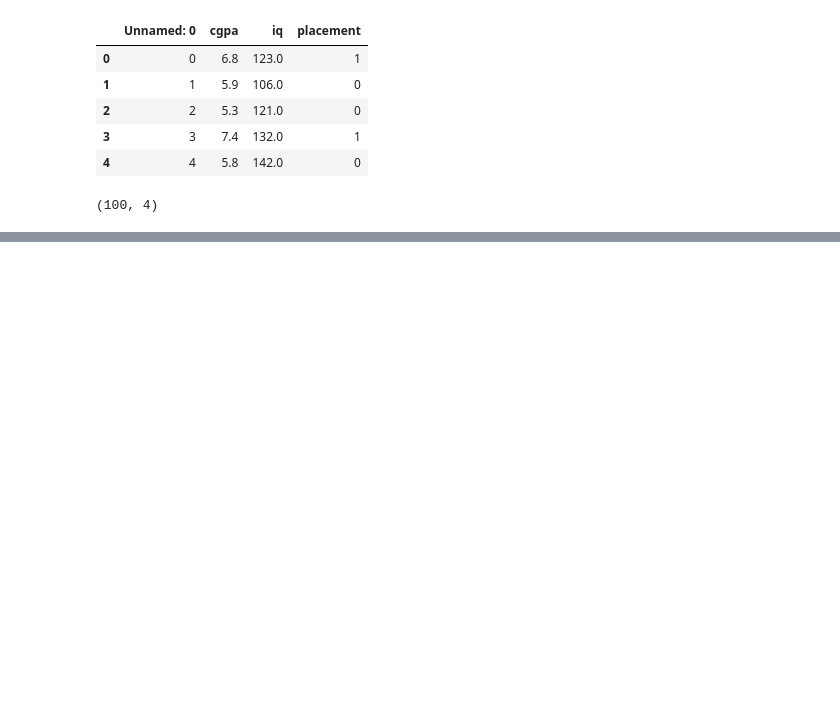
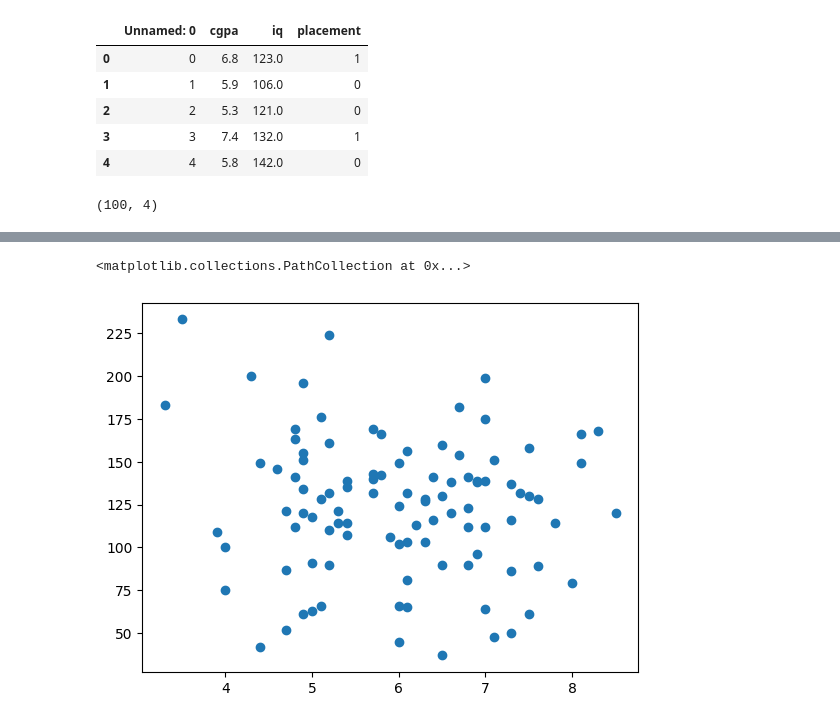
Before and after one commit to pranjul-05/Tensors_begining, a Jupyter notebook: Tensors_begining.ipynb, the cells around one changed output, grey strips where cells are left out. Drawn from its saved outputs; the diff is of its cells as text; code cells hidden in the pictures; blank space fills up the shorter version.

```diff
--- a/Tensors_begining.ipynb
+++ b/Tensors_begining.ipynb
@@ -86,0 +89,2 @@ memory usage: 3.3 KB
+# %%
+df = df.iloc[:,1:]
@@ -86,0 +104,5 @@ memory usage: 3.3 KB
+# %%
+plt.scatter(df['cgpa'],df['iq']) # means we plot a graph in which 'cgpa' is on x axis and 'iq' is on y axis
+# %% [output]
+<matplotlib.collections.PathCollection at 0x...>
+[figure, added]
```
Also changed, not shown: parts of 43 cells of this notebook.
